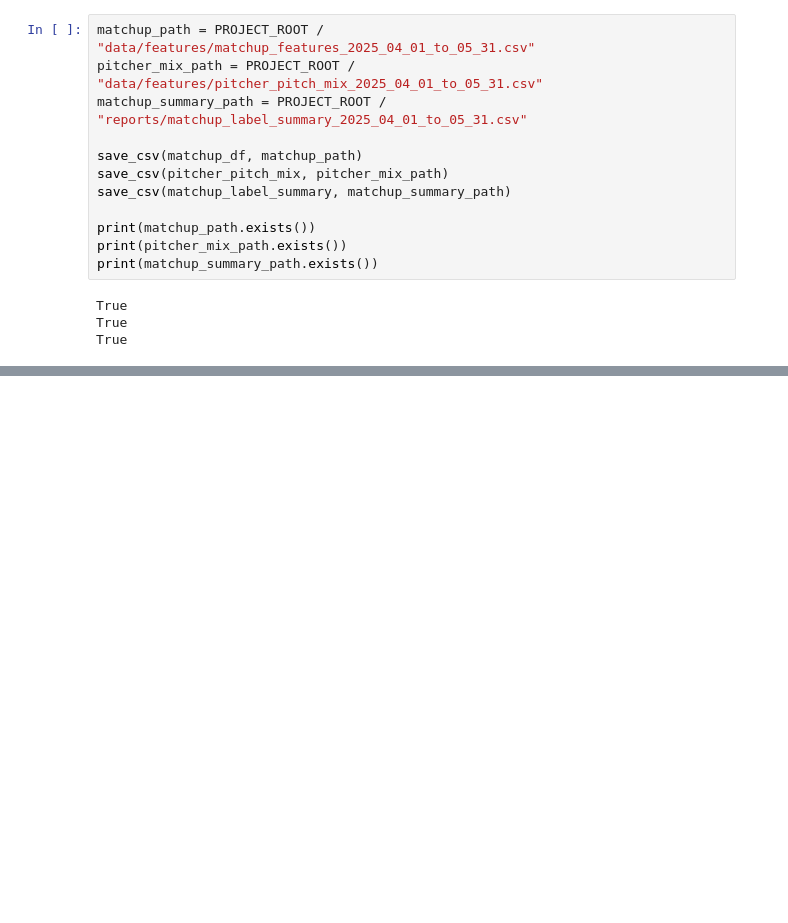
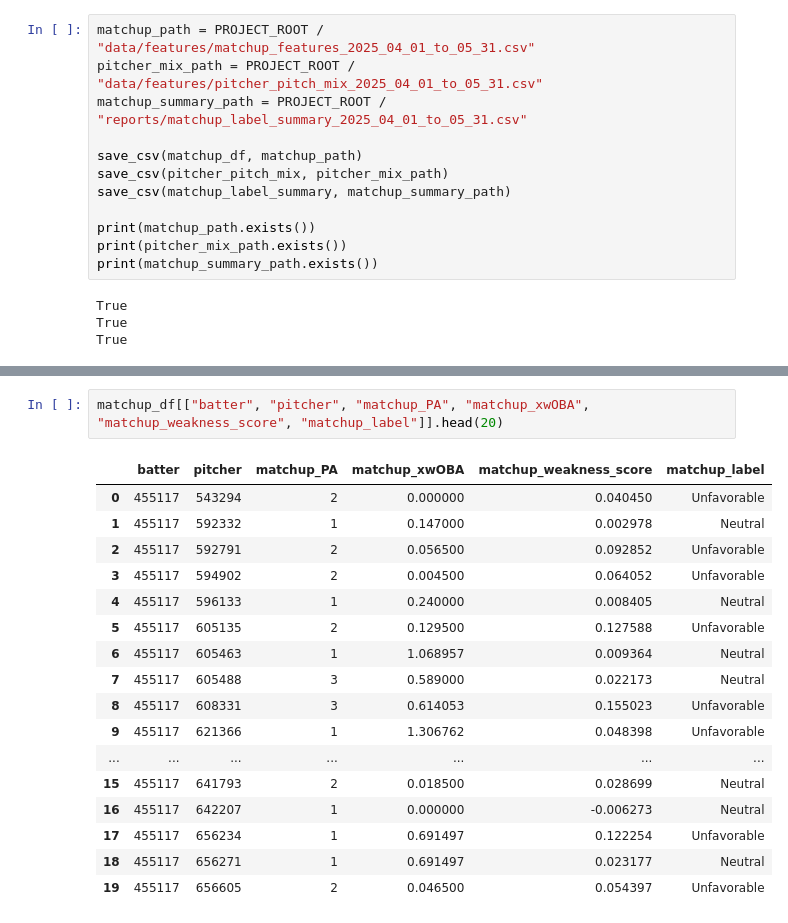
Before and after one commit to henry-tsai-0603/daily-mlb-hitter-forecasting-project, a Jupyter notebook: notebooks/04_matchup_features.ipynb, the cells around one changed output, grey strips where cells are left out. Drawn from its saved outputs; the diff is of its cells as text; blank space fills up the shorter version.

Commit message:
Build batter weakness and matchup scoring modules

```diff
--- a/notebooks/04_matchup_features.ipynb
+++ b/notebooks/04_matchup_features.ipynb
@@ -323,0 +353,20 @@ True
+# %%
+matchup_df[["batter", "pitcher", "matchup_PA", "matchup_xwOBA", "matchup_weakness_score", "matchup_label"]].head(20)
+# %% [output]
+|  | batter | pitcher | matchup_PA | matchup_xwOBA | matchup_weakness_score | matchup_label |
+| 0 | 455117 | 543294 | 2 | 0.000000 | 0.040450 | Unfavorable |
+| 1 | 455117 | 592332 | 1 | 0.147000 | 0.002978 | Neutral |
+| 2 | 455117 | 592791 | 2 | 0.056500 | 0.092852 | Unfavorable |
+| 3 | 455117 | 594902 | 2 | 0.004500 | 0.064052 | Unfavorable |
+| 4 | 455117 | 596133 | 1 | 0.240000 | 0.008405 | Neutral |
+| 5 | 455117 | 605135 | 2 | 0.129500 | 0.127588 | Unfavorable |
+| 6 | 455117 | 605463 | 1 | 1.068957 | 0.009364 | Neutral |
+| 7 | 455117 | 605488 | 3 | 0.589000 | 0.022173 | Neutral |
+| 8 | 455117 | 608331 | 3 | 0.614053 | 0.155023 | Unfavorable |
+| 9 | 455117 | 621366 | 1 | 1.306762 | 0.048398 | Unfavorable |
+| ... | ... | ... | ... | ... | ... | ... |
+| 15 | 455117 | 641793 | 2 | 0.018500 | 0.028699 | Neutral |
+| 16 | 455117 | 642207 | 1 | 0.000000 | -0.006273 | Neutral |
+| 17 | 455117 | 656234 | 1 | 0.691497 | 0.122254 | Unfavorable |
+| 18 | 455117 | 656271 | 1 | 0.691497 | 0.023177 | Neutral |
+| 19 | 455117 | 656605 | 2 | 0.046500 | 0.054397 | Unfavorable |
```
Also changed, not shown: parts of 4 cells of this notebook, 1 other file.
